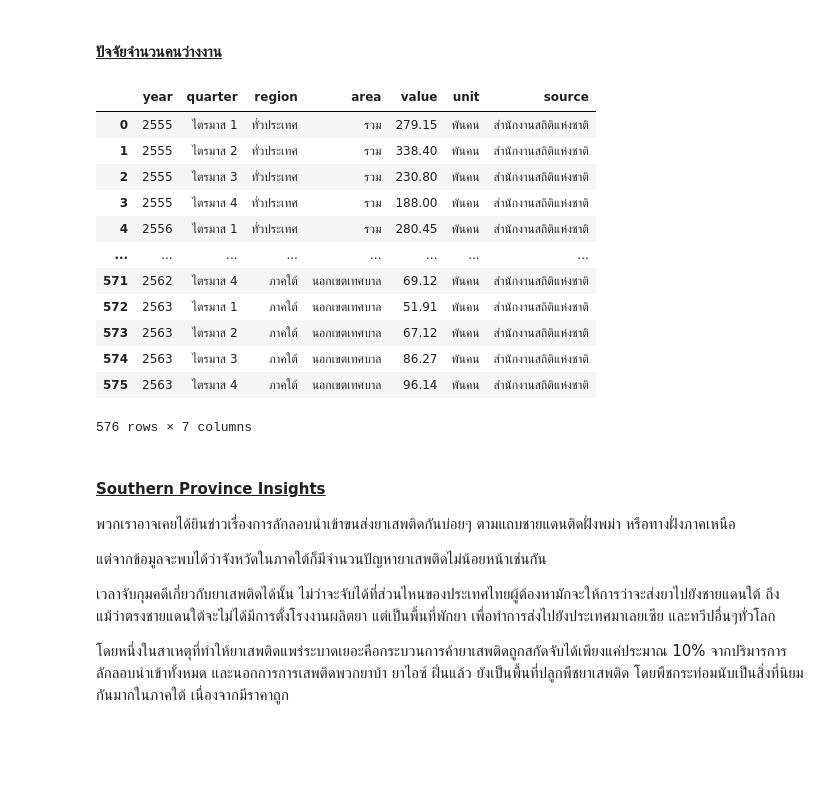
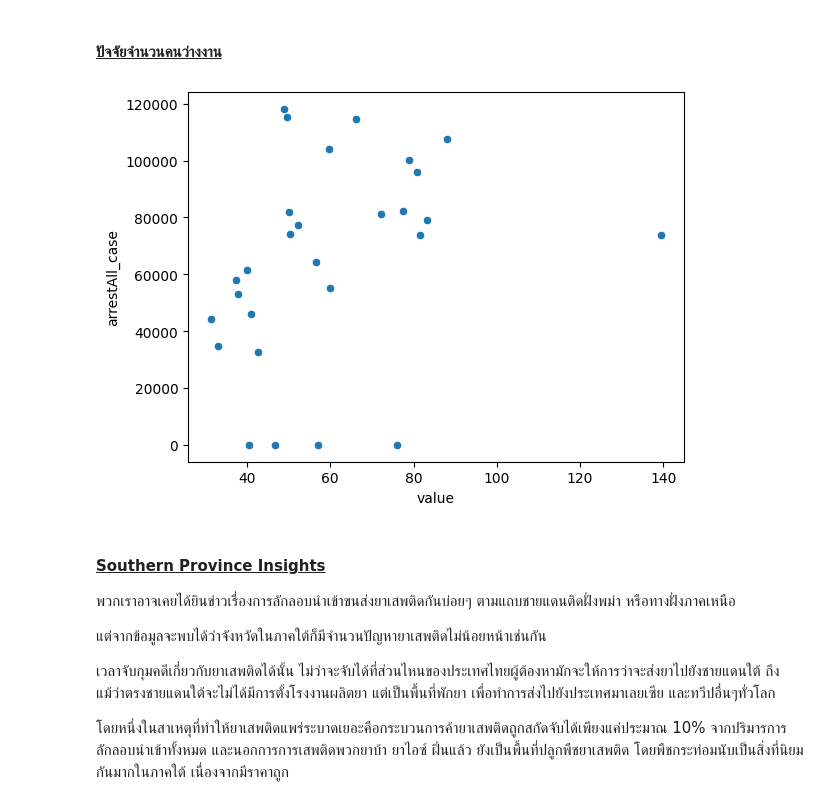
Before and after one commit to punnnnnnnnn/assignments2, a Jupyter notebook: assignment2.ipynb, the cells around one changed output. Saved outputs shown, nothing was run; the diff lists cells and outputs as text; code cells hidden in the pictures; blank space fills up the shorter version.

```diff
--- a/assignment2.ipynb
+++ b/assignment2.ipynb
@@ -259,24 +259,37 @@ df_tourist
 ถึงแม้แนวทางนี้อาจจะทำให้นักท่องเที่ยวที่มองหาสิ่งเหล่านี้ไม่พอใจ และอาจทำให้ตัวเลขนักท่องเที่ยวลดลง แต่ในระยะยาวเชื่อว่าจะมีนักท่องเที่ยวประเภทที่อยากมาเพื่อความงามของธรรมชาติ เรียนรู้ประเพณีวัฒนธรรม ความงดงามในแบบไทยๆ เข้ามาแทนที่กลุ่มคนเหล่านั้นได้
 # %% [markdown]
 #### <u>ปัจจัยจำนวนคนว่างงาน</u>
-# %%
-df_unemploy = pd.read_csv("./data/จำนวนผู้ว่างงาน.csv")
-df_unemploy.drop("_id", axis = 1, inplace = True)
-df_unemploy
-# %% [output]
-|  | year | quarter | region | area | value | unit | source |
-| 0 | 2555 | ไตรมาส 1 | ทั่วประเทศ | รวม | 279.15 | พันคน | สำนักงานสถิติแห่งชาติ |
-| 1 | 2555 | ไตรมาส 2 | ทั่วประเทศ | รวม | 338.40 | พันคน | สำนักงานสถิติแห่งชาติ |
-| 2 | 2555 | ไตรมาส 3 | ทั่วประเทศ | รวม | 230.80 | พันคน | สำนักงานสถิติแห่งชาติ |
-| 3 | 2555 | ไตรมาส 4 | ทั่วประเทศ | รวม | 188.00 | พันคน | สำนักงานสถิติแห่งชาติ |
-| 4 | 2556 | ไตรมาส 1 | ทั่วประเทศ | รวม | 280.45 | พันคน | สำนักงานสถิติแห่งชาติ |
-| ... | ... | ... | ... | ... | ... | ... | ... |
-| 571 | 2562 | ไตรมาส 4 | ภาคใต้ | นอกเขตเทศบาล | 69.12 | พันคน | สำนักงานสถิติแห่งชาติ |
-| 572 | 2563 | ไตรมาส 1 | ภาคใต้ | นอกเขตเทศบาล | 51.91 | พันคน | สำนักงานสถิติแห่งชาติ |
-| 573 | 2563 | ไตรมาส 2 | ภาคใต้ | นอกเขตเทศบาล | 67.12 | พันคน | สำนักงานสถิติแห่งชาติ |
-| 574 | 2563 | ไตรมาส 3 | ภาคใต้ | นอกเขตเทศบาล | 86.27 | พันคน | สำนักงานสถิติแห่งชาติ |
-| 575 | 2563 | ไตรมาส 4 | ภาคใต้ | นอกเขตเทศบาล | 96.14 | พันคน | สำนักงานสถิติแห่งชาติ |
-576 rows × 7 columns
+# %%
+def assign_reg(prov, th_reg):
+    for region, prov_list in th_reg.items():
+        if prov in prov_list:
+            return region
+
+thailand_regions = {
+    "ภาคกลาง": ["กรุงเทพมหานคร", "ชัยนาท", "นนทบุรี", "ปทุมธานี", "พระนครศรีอยุธยา","ลพบุรี","สมุทรปราการ","สระบุรี","สิงห์บุรี","อ่างทอง","กาญจนบุรี","นครปฐม","ประจวบคีรีขันธ์","เพชรบุรี","ราชบุรี","สมุทรสงคราม","สมุทรสาคร","สุพรรณบุรี","อุทัยธานี","อยุธยา"],
+    "ภาคเหนือ": ["เชียงราย","เชียงใหม่","น่าน","พะเยา","แพร่","แม่ฮ่องสอน","ลำปาง","ลำพูน","กำแพงเพชร","ตาก","นครสวรรค์","พิจิตร","พิษณุโลก","เพชรบูรณ์","สุโขทัย","อุตรดิตถ์"],
+    "ภาคตะวันออกเฉียงเหนือ": ["กาฬสินธุ์","ขอนแก่น","ชัยภูมิ","นครพนม","บึงกาฬ","มหาสารคาม","มุกดาหาร","ร้อยเอ็ด","เลย","สกลนคร","หนองคาย","หนองบัวลำภู","อุดรธานี","อำนาจเจริญ","บุรีรัมย์","ยโสธร","ศรีสะเกษ","สุรินทร์","อุบลราชธานี","จันทบุรี","ฉะเชิงเทรา","ชลบุรี","ตราด","นครนายก","ปราจีนบุรี","ระยอง","สระแก้ว"],
+    "ภาคใต้": ["กระบี่","ชุมพร","ตรัง","นครศรีธรรมราช","นราธิวาส","ปัตตานี","พะเยา","พังงา","ภูเก็ต","ระนอง","สงขลา","สตูล","สุราษฎร์ธานี","ยะลา"],
+}
+
+df_unemploy = pd.read_csv("./data/จำนวนผู้ว่างงาน.csv")
+df_unemploy.drop("_id", axis = 1, inplace = True)
+df_unemploy["year"] = df_unemploy["year"].astype(str)
+df_unemploy = df_unemploy[df_unemploy["year"].astype(int) >= 2557].groupby(["year", "region"])["value"].mean().to_frame().reset_index().copy()
+
+df_cases_new = df[["budgetYear", "PROV_NAME", "arrestAll_case"]].copy()
+df_cases_new["region"] = df_cases_new.loc[:, "PROV_NAME"].apply(lambda x: assign_reg(x, thailand_regions))
+df_cases_new = df_cases_new[df_cases_new["budgetYear"].astype(int) <= 2563].copy().reset_index(drop = True)
+df_cases_new = df_cases_new.groupby(["budgetYear", "region"])["arrestAll_case"].sum().reset_index()
+
+df_scatter = pd.merge(left = df_unemploy, right = df_cases_new, left_on = ["year", "region"], right_on=["budgetYear", "region"])
+sns.scatterplot(
+    data = df_scatter,
+    x = "value",
+    y = "arrestAll_case"
+);
+# %% [output]
+[figure, added]
 # %% [markdown]
 #### <u>Southern Province Insights </u>
 พวกเราอาจเคยได้ยินข่าวเรื่องการลักลอบนำเข้าขนส่งยาเสพติดกันบ่อยๆ ตามแถบชายแดนติดฝั่งพม่า หรือทางฝั่งภาคเหนือ
```
